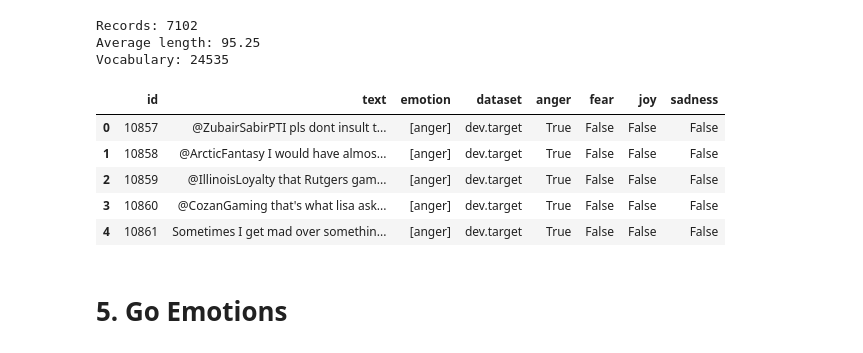
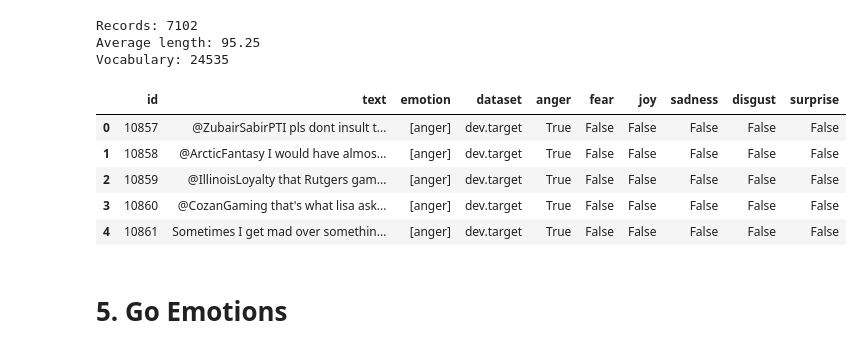
Before and after one commit to isom-ds/generative-reference-shot, a Jupyter notebook: datasets.ipynb, the cells around one changed output. Saved outputs shown, nothing was run; the diff lists cells and outputs as text; code cells hidden in the pictures.

Commit message:
standardise all datasets and union

```diff
--- a/datasets.ipynb
+++ b/datasets.ipynb
@@ -207,21 +208,22 @@ Vocabulary: 24535
 # %%
 # Standard Format
 df_emoint_processed = df_emoint.copy()
 df_emoint_processed.rename({'tweet': 'text'}, inplace=True)
 for col in df_emoint_processed['emotion'].unique():
     df_emoint_processed[col] = df_emoint_processed['emotion'].apply(lambda x: True if x == col else False)
 df_emoint_processed['emotion'] = df_emoint_processed.apply(lambda x: [col for col in df_emoint_processed.columns if x[col] == True], axis=1)
+df_emoint_processed['disgust'], df_emoint_processed['surprise'] = False, False
 
 df_emoint_processed.rename(columns={'tweet':'text'}, inplace=True)
 
 df_emoint_processed.head()
 # %% [output]
-|  | id | text | emotion | dataset | anger | fear | joy | sadness |
-| 0 | 10857 | @ZubairSabirPTI pls dont insult t... | [anger] | dev.target | True | False | False | False |
-| 1 | 10858 | @ArcticFantasy I would have almos... | [anger] | dev.target | True | False | False | False |
-| 2 | 10859 | @IllinoisLoyalty that Rutgers gam... | [anger] | dev.target | True | False | False | False |
-| 3 | 10860 | @CozanGaming that's what lisa ask... | [anger] | dev.target | True | False | False | False |
-| 4 | 10861 | Sometimes I get mad over somethin... | [anger] | dev.target | True | False | False | False |
+|  | id | text | emotion | dataset | anger | fear | joy | sadness | disgust | surprise |
+| 0 | 10857 | @ZubairSabirPTI pls dont insult t... | [anger] | dev.target | True | False | False | False | False | False |
+| 1 | 10858 | @ArcticFantasy I would have almos... | [anger] | dev.target | True | False | False | False | False | False |
+| 2 | 10859 | @IllinoisLoyalty that Rutgers gam... | [anger] | dev.target | True | False | False | False | False | False |
+| 3 | 10860 | @CozanGaming that's what lisa ask... | [anger] | dev.target | True | False | False | False | False | False |
+| 4 | 10861 | Sometimes I get mad over somethin... | [anger] | dev.target | True | False | False | False | False | False |
 # %% [markdown]
 # 5. Go Emotions
 # %%
```
Also changed, not shown: parts of 3 cells of this notebook, 10 other files.
